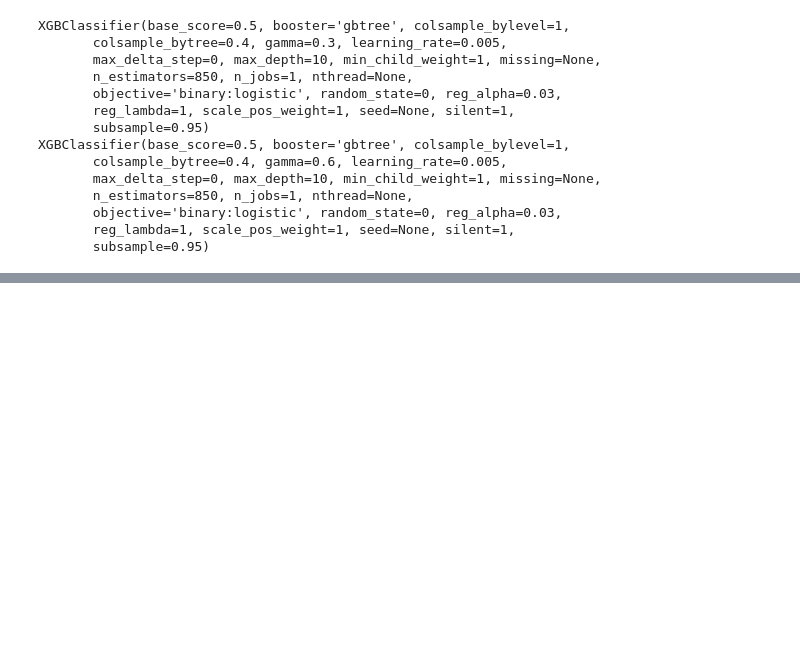
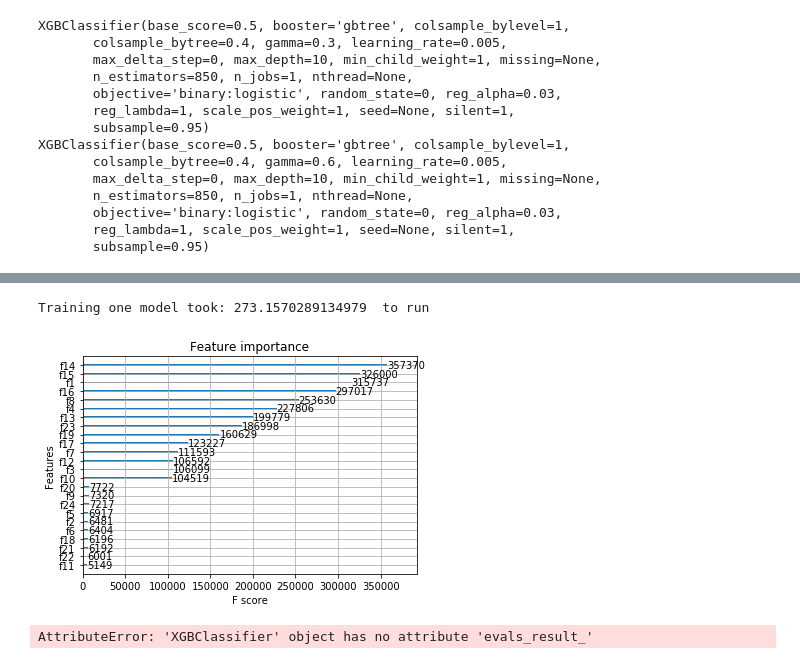
Before and after one commit to danny-vo/EE460J-Kaggle, a Jupyter notebook: EE460J-Kaggle.ipynb, the cells around one changed output, grey strips where cells are left out. Cells and saved outputs as stored; diff of their text form; code cells hidden in the pictures; blank space fills up the shorter version.

```diff
--- a/EE460J-Kaggle.ipynb
+++ b/EE460J-Kaggle.ipynb
@@ -822,0 +894,29 @@ XGBClassifier(base_score=0.5, booster='gbtree', colsample_bylevel=1,
+# %%
+# B.D.E.
+train_data = pd.read_csv("train_final.csv")
+test_data = pd.read_csv("test_final.csv")
+Y = pd.Series(train_data["Y"])
+X = train_data.loc[:, "f1":"f24"]
+X_test = test_data.loc[:, "f1":"f24"]
+
+import time
+start_time = time.time()
+BDE = xgb.XGBClassifier(
+    n_estimators = 30000,
+    max_depth = 10,
+    subsample = .95,
+    colsample_bytree = 0.4,
+    gamma = 0.9,
+    min_child_weight = 1,
+    reg_alpha = 0.07,
+    learning_rate = 0.0005,
+    silent = 1,
+    update = 'grow_gpu',
+    tree_method = 'gpu_hist',
+    predictor = 'gpu_predictor'
+)
+
+BDE.fit(X, Y)
+print("Training one model took: " + str(time.time() - start_time), " to run")
+# %% [output]
+Training one model took: 273.1570289134979  to run
@@ -822,0 +927,7 @@ XGBClassifier(base_score=0.5, booster='gbtree', colsample_bylevel=1,
+# %%
+from matplotlib import pyplot
+xgb.plot_importance(BDE)
+pyplot.show()
+# %% [output]
+[figure, added]
+AttributeError: 'XGBClassifier' object has no attribute 'evals_result_'
```
Also changed, not shown: parts of 10 cells of this notebook.
